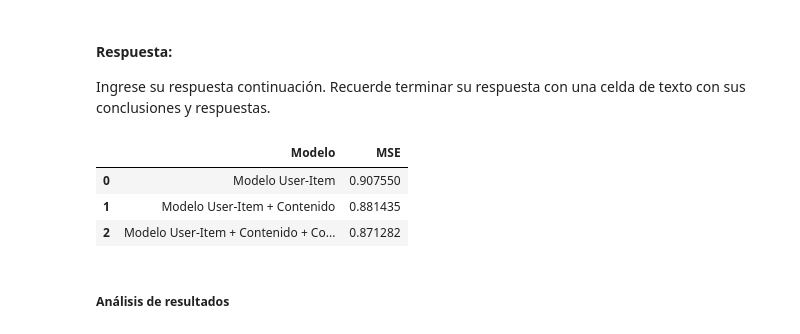
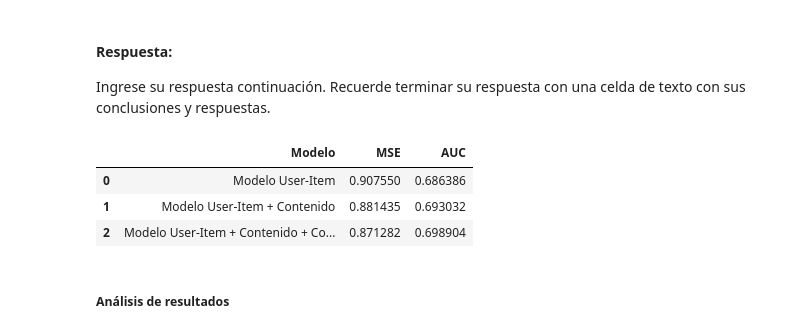
Before and after one commit to igmendozac/Sistemas_Recomendadores, a Jupyter notebook: Notebooks/Tarea_3{Ivan}_{Mendoza}_{Sebastian}_{Castelblanco}.ipynb, the cells around one changed output. Saved outputs shown, nothing was run; the diff lists cells and outputs as text; code cells hidden in the pictures.

```diff
--- a/Notebooks/Tarea_3{Ivan}_{Mendoza}_{Sebastian}_{Castelblanco}.ipynb
+++ b/Notebooks/Tarea_3{Ivan}_{Mendoza}_{Sebastian}_{Castelblanco}.ipynb
@@ -523,39 +523,56 @@ Genere una tabla comparando el rendimiento de los tres modelos generados. Evalú
 #### Respuesta:
 
 Ingrese su respuesta continuación. Recuerde terminar su respuesta con una celda de texto con sus conclusiones y respuestas.
+# %%
+def generar_binario(preds):
+    preds_b = []
+    try:
+        for i in preds:
+            if i[0] >= 3:
+                preds_b.append(1)
+            else:
+                preds_b.append(0)
+    except:
+        for i in preds:
+            if i >= 3:
+                preds_b.append(1)
+            else:
+                preds_b.append(0)
+    return preds_b
 # %%
 from sklearn.metrics import roc_auc_score
 
 # Evaluar el primer modelo (solo interacciones)
 preds1 = model1.predict(test_model_input1)
 mse1 = mean_squared_error(test_target1, preds1)
-# auc1 = roc_auc_score(test_target1, preds1)
+auc1 = roc_auc_score(generar_binario(test_target1), generar_binario(preds1))
 
 # Evaluar el segundo modelo (interacciones + características de contenido)
 preds2 = model2.predict(test_model_input2)
 mse2 = mean_squared_error(test_target2, preds2)
-# auc2 = roc_auc_score(test_target2, preds2)
+auc2 = roc_auc_score(generar_binario(test_target2), generar_binario(preds2))
 
 # Evaluar el tercer modelo (con característica contextual)
 preds3 = model3.predict(test_model_input3)
 mse3 = mean_squared_error(test_target3, preds3)
-# auc3 = roc_auc_score(test_target3, preds3)
+auc3 = roc_auc_score(generar_binario(test_target3), generar_binario(preds3))
 
 # Crear una tabla comparativa
 import pandas as pd
 
 data = {
     'Modelo': ['Modelo User-Item', 'Modelo User-Item + Contenido', 'Modelo User-Item + Contenido + Contexto'],
-    'MSE': [mse1, mse2, mse3]
+    'MSE': [mse1, mse2, mse3],
+    'AUC': [auc1, auc2, auc3]
 }
 
 df_metrics = pd.DataFrame(data)
 df_metrics
 # %% [output]
-|  | Modelo | MSE |
-| 0 | Modelo User-Item | 0.907550 |
-| 1 | Modelo User-Item + Contenido | 0.881435 |
-| 2 | Modelo User-Item + Contenido + Co... | 0.871282 |
+|  | Modelo | MSE | AUC |
+| 0 | Modelo User-Item | 0.907550 | 0.686386 |
+| 1 | Modelo User-Item + Contenido | 0.881435 | 0.693032 |
+| 2 | Modelo User-Item + Contenido + Co... | 0.871282 | 0.698904 |
 # %% [markdown]
 ##### Análisis de resultados
 # %% [markdown]
```
Also changed, not shown: parts of 3 cells of this notebook.
